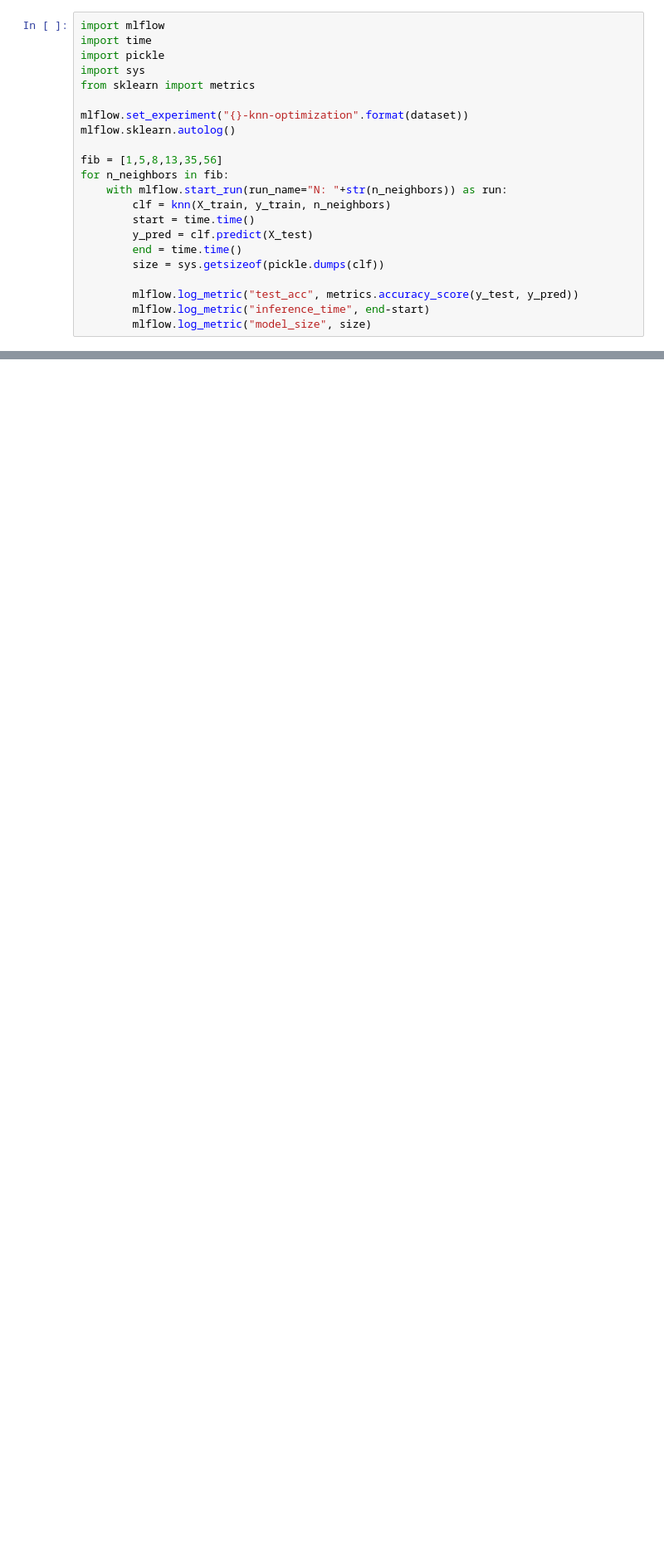
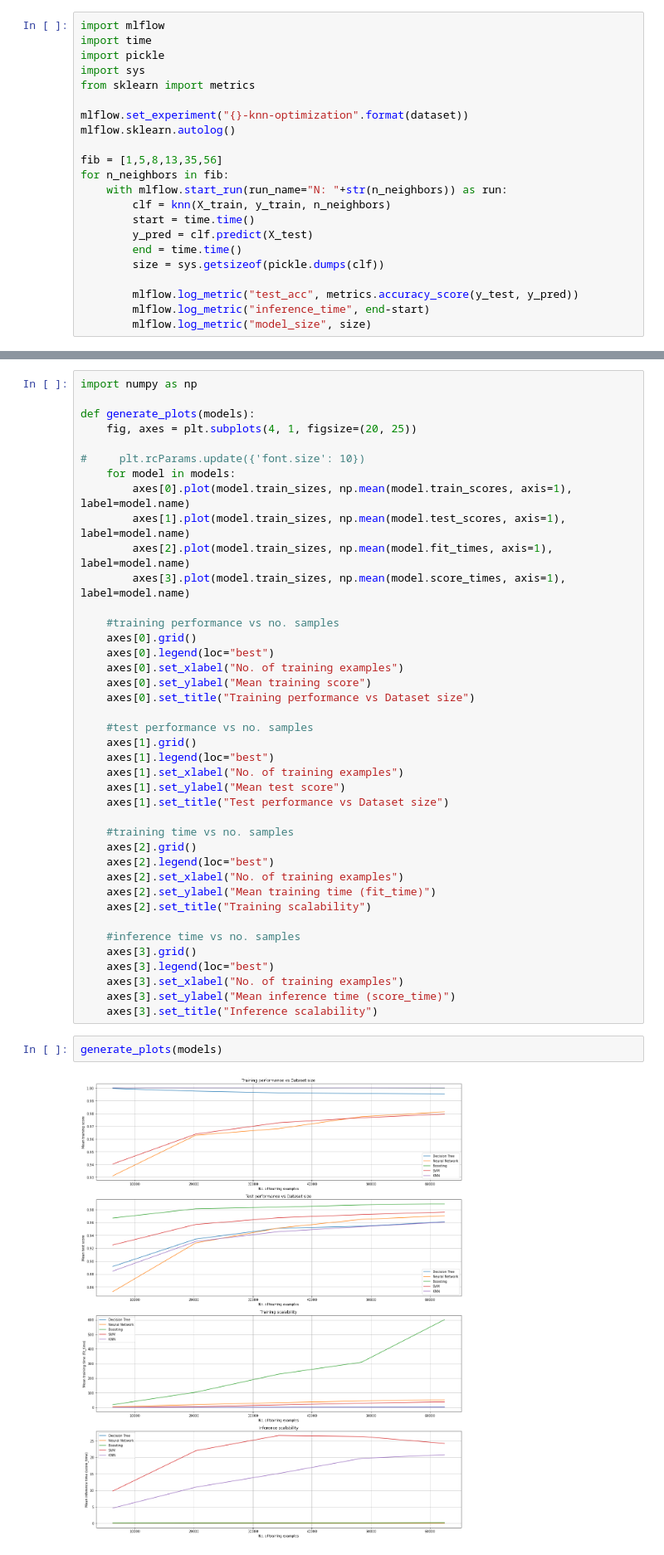
Before and after one commit to aishwaryaprabhat/CS7641-Machine-Learning, a Jupyter notebook: supervised-learning/Classification on MoCap Dataset.ipynb, the cells around one changed output, grey strips where cells are left out. Shown: that part at 83% size. Drawn from its saved outputs; the diff is of its cells as text; blank space fills up the shorter version.

```diff
--- a/supervised-learning/Classification on MoCap Dataset.ipynb
+++ b/supervised-learning/Classification on MoCap Dataset.ipynb
@@ -226,0 +282,44 @@ for n_neighbors in fib:
+# %%
+import numpy as np
+
+def generate_plots(models):
+    fig, axes = plt.subplots(4, 1, figsize=(20, 25))
+
+#     plt.rcParams.update({'font.size': 10})
+    for model in models:
+        axes[0].plot(model.train_sizes, np.mean(model.train_scores, axis=1), label=model.name)
+        axes[1].plot(model.train_sizes, np.mean(model.test_scores, axis=1), label=model.name)
+        axes[2].plot(model.train_sizes, np.mean(model.fit_times, axis=1), label=model.name)
+        axes[3].plot(model.train_sizes, np.mean(model.score_times, axis=1), label=model.name)
+
+    #training performance vs no. samples
+    axes[0].grid()
+    axes[0].legend(loc="best")
+    axes[0].set_xlabel("No. of training examples")
+    axes[0].set_ylabel("Mean training score")
+    axes[0].set_title("Training performance vs Dataset size")
+
+    #test performance vs no. samples
+    axes[1].grid()
+    axes[1].legend(loc="best")
+    axes[1].set_xlabel("No. of training examples")
+    axes[1].set_ylabel("Mean test score")
+    axes[1].set_title("Test performance vs Dataset size")
+
+    #training time vs no. samples
+    axes[2].grid()
+    axes[2].legend(loc="best")
+    axes[2].set_xlabel("No. of training examples")
+    axes[2].set_ylabel("Mean training time (fit_time)")
+    axes[2].set_title("Training scalability")
+
+    #inference time vs no. samples
+    axes[3].grid()
+    axes[3].legend(loc="best")
+    axes[3].set_xlabel("No. of training examples")
+    axes[3].set_ylabel("Mean inference time (score_time)")
+    axes[3].set_title("Inference scalability")
+# %%
+generate_plots(models)
+# %% [output]
+[figure, added]
```
Also changed, not shown: parts of 5 cells of this notebook, 2 other files.
